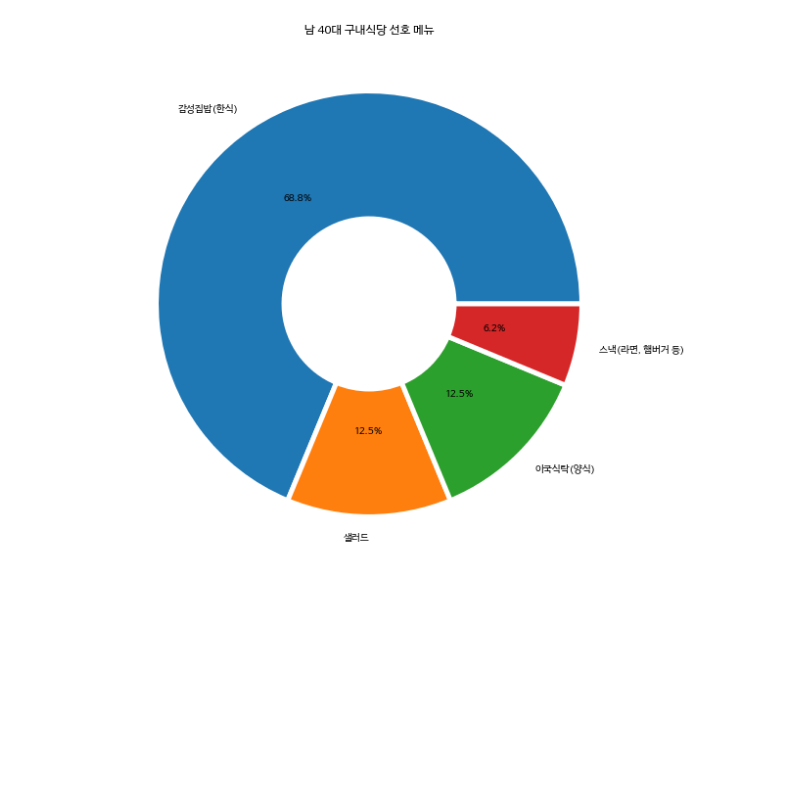
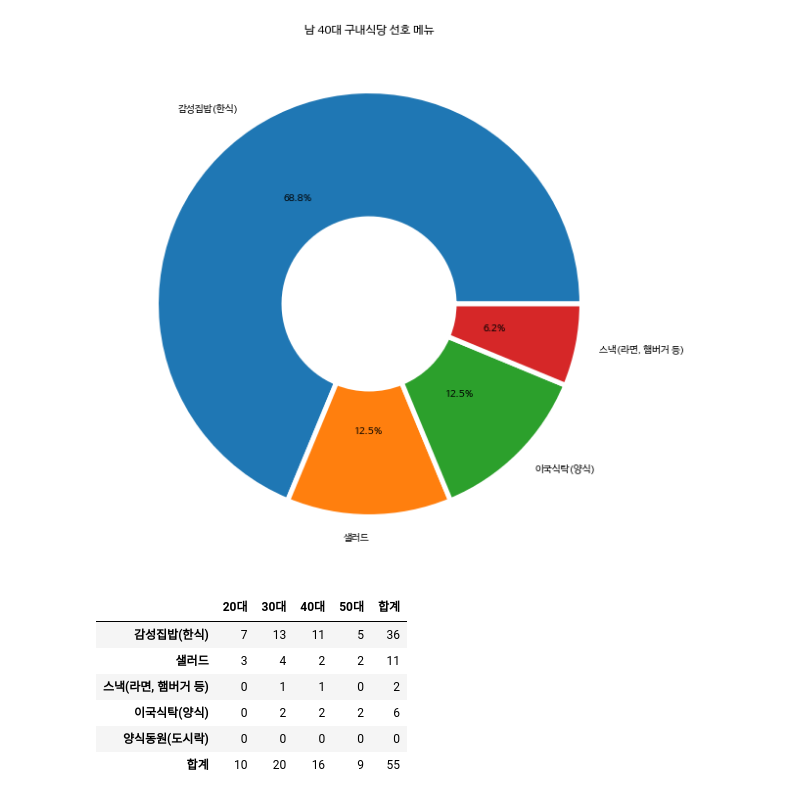
Before and after one commit to heokwon/Survey-Analysis, a Jupyter notebook: Survey_data_visualization.ipynb, the cells around one changed output. Saved outputs shown, nothing was run; the diff lists cells and outputs as text; code cells hidden in the pictures; blank space fills up the shorter version.

```diff
--- a/Survey_data_visualization.ipynb
+++ b/Survey_data_visualization.ipynb
@@ -206,3 +206,39 @@ excel='/content/re_NH_Survey.xlsx'
 gender_analysis_pieplot(excel,'성별','남','40대','구내식당 선호 메뉴')
 # %% [output]
 [figure]
+# %%
+## 성별&연령대별 구내식당 선호 메뉴 or 구내식당 이용빈도 카운트
+## count_df(엑셀경로, 남or여, 구내식당 선호 메뉴or구내식당 이용빈도)
+
+def count_df(excel_path, gender, column_name):
+    df = pd.read_excel(excel_path)
+    col_list = ['20대','30대','40대','50대']
+    index_list = [i for i in df[column_name].drop_duplicates()]
+
+    new_df = {'20대':[],
+              '30대':[],
+              '40대':[],
+              '50대':[]}
+
+    for col in col_list:
+        for index in index_list:
+            new = (df['성별']==gender) & (df['연령대']==col) & (df[column_name]==index)
+            count = len(df[new])
+            new_df[col].append(count)
+
+    new_df = pd.DataFrame(new_df,index = index_list)
+    new_df['합계'] = new_df.sum(axis=1)
+    new_df.loc['합계'] = new_df.sum(axis=0)
+
+    return new_df
+# %%
+excel = '/content/re_NH_Survey.xlsx'
+count_df(excel,'남','구내식당 선호 메뉴')
+# %% [output]
+|  | 20대 | 30대 | 40대 | 50대 | 합계 |
+| 감성집밥(한식) | 7 | 13 | 11 | 5 | 36 |
+| 샐러드 | 3 | 4 | 2 | 2 | 11 |
+| 스낵(라면, 햄버거 등) | 0 | 1 | 1 | 0 | 2 |
+| 이국식탁(양식) | 0 | 2 | 2 | 2 | 6 |
+| 양식동원(도시락) | 0 | 0 | 0 | 0 | 0 |
+| 합계 | 10 | 20 | 16 | 9 | 55 |
```
